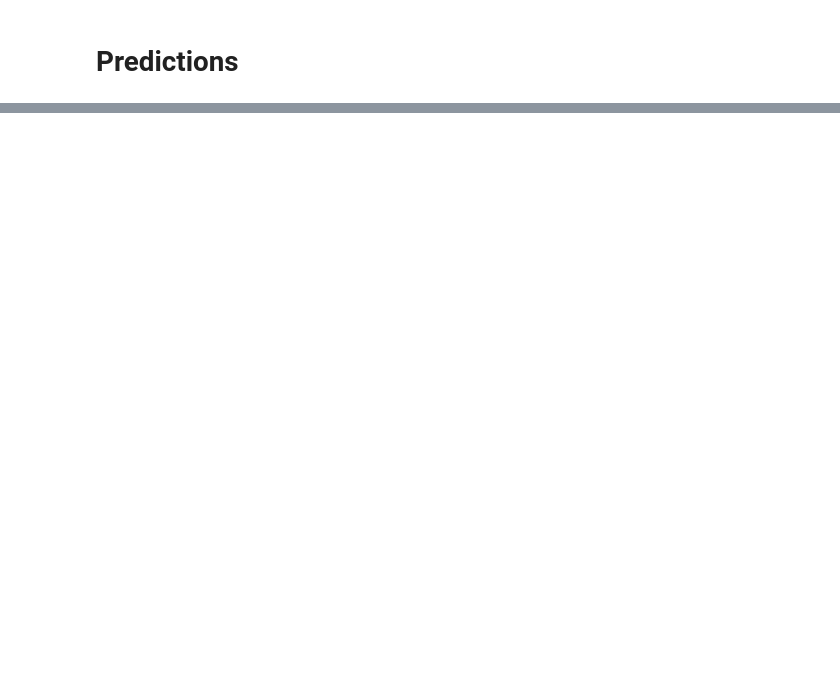
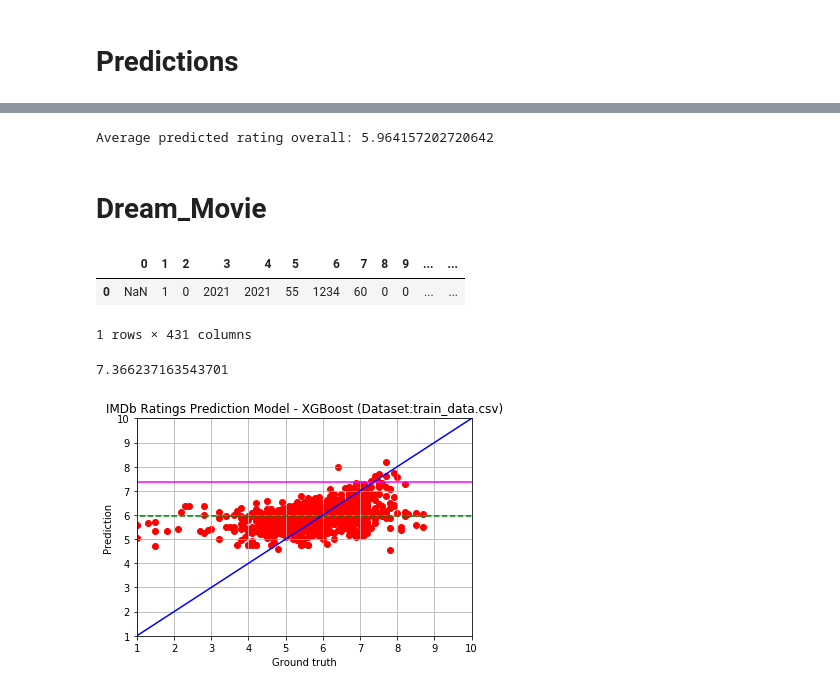
Before and after one commit to jgo-DA/Project-Movies_Team-Darmstadt, a Jupyter notebook: SageMaker model engine-XGBoost.ipynb, the cells around one changed output, grey strips where cells are left out. Cells and saved outputs as stored; diff of their text form; code cells hidden in the pictures; blank space fills up the shorter version.

```diff
--- a/SageMaker model engine-XGBoost.ipynb
+++ b/SageMaker model engine-XGBoost.ipynb
@@ -306,0 +319,36 @@ plt.show()
+# %%
+# Average predicted rating
+print(f"Average predicted rating overall: {sum(pred_df['prediction'])/len(pred_df)}")
+# %% [output]
+Average predicted rating overall: 5.964157202720642
+# %% [markdown]
+# Dream_Movie
+# %%
+# "dream_movie", filename will be "dream_movie.csv"
+Dream = 'dream_movie.csv'
+dream_df = pd.read_csv(f"{s3_path}{Dream}", header=None)
+display(dream_df)
+# %% [output]
+|  | 0 | 1 | 2 | 3 | 4 | 5 | 6 | 7 | 8 | 9 | ... | ... |
+| 0 | NaN | 1 | 0 | 2021 | 2021 | 55 | 1234 | 60 | 0 | 0 | ... | ... |
+1 rows × 431 columns
+# %%
+#Predict the rating of our Dream_Movie
+dream_rating = float(Predictor.predict(dream_df.loc[0, 1:].values)[0][0])
+print(dream_rating)
+# %% [output]
+7.366237163543701
+# %%
+plt.scatter(x, y, color="red")
+plt.title(f"IMDb Ratings Prediction Model - XGBoost (Dataset:{Train})")
+plt.xlabel("Ground truth")
+plt.ylabel("Prediction")
+plt.xlim([1,10])
+plt.ylim([1,10])
+plt.hlines(sum(pred_df['prediction'])/len(pred_df), xmin=0, xmax=10, color="green", linestyles='dashed')
+plt.hlines(dream_rating, xmin=0, xmax=10, color="magenta", linestyles='solid')
+plt.plot([1,10],[1,10], color="blue")
+plt.grid()
+plt.show()
+# %% [output]
+[figure, added]
```
Also changed, not shown: parts of 20 cells of this notebook, 1 other file.
